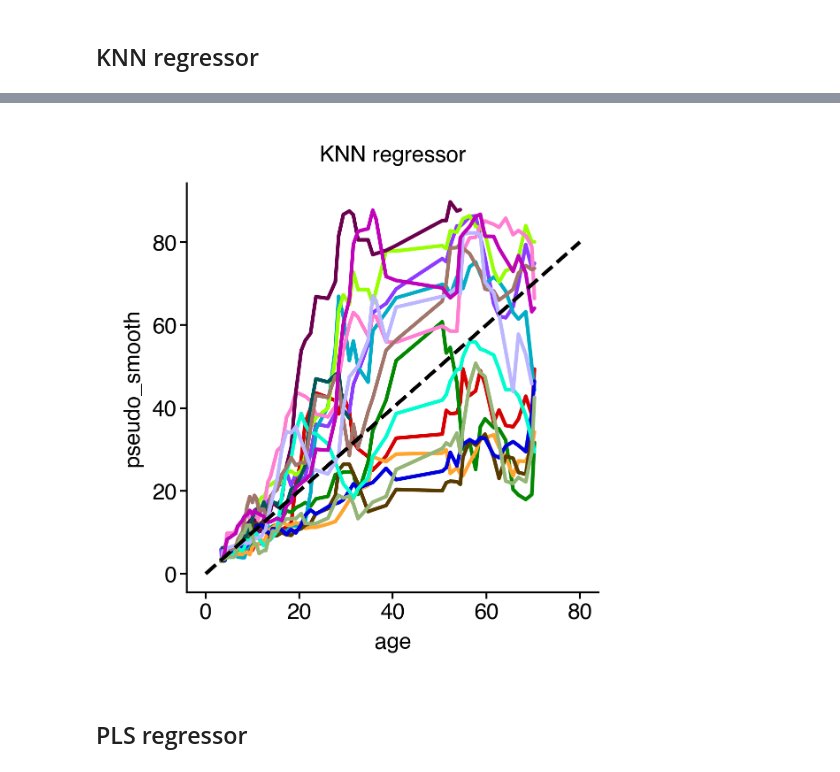
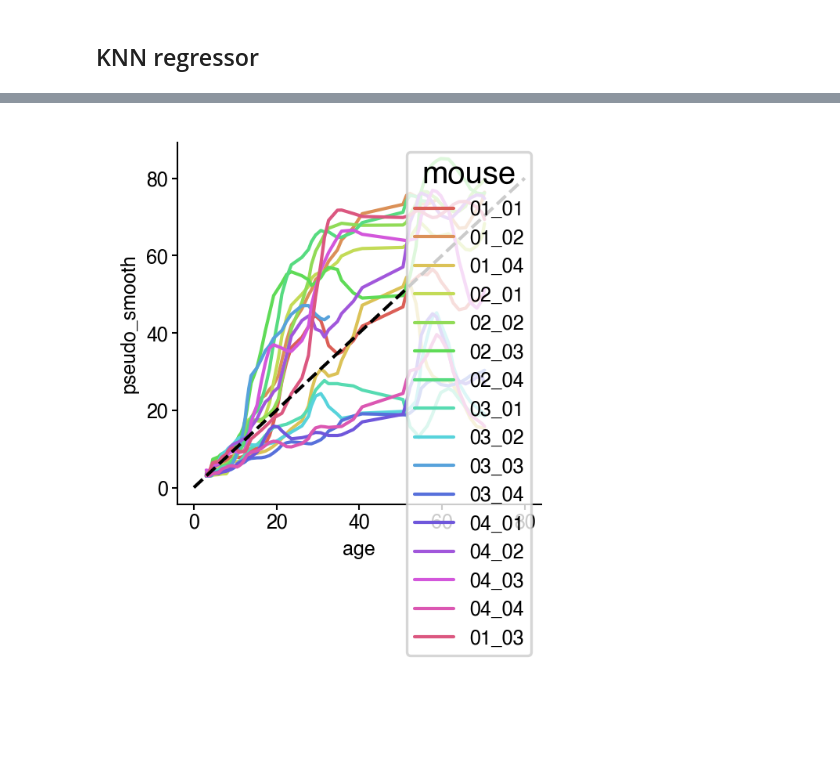
Before and after one commit to dattalab/ontogeny-of-behavior, a Jupyter notebook: notebooks/exploration/win/pseudotime/2023-10-05-project-ontogeny-pseudo-on-longtogeny-fordana.ipynb, the cells around one changed output, grey strips where cells are left out. Saved outputs shown, nothing was run; the diff lists cells and outputs as text; code cells hidden in the pictures; blank space fills up the shorter version.

```diff
--- a/notebooks/exploration/win/pseudotime/2023-10-05-project-ontogeny-pseudo-on-longtogeny-fordana.ipynb
+++ b/notebooks/exploration/win/pseudotime/2023-10-05-project-ontogeny-pseudo-on-longtogeny-fordana.ipynb
@@ -20,7 +21,7 @@ format_plots()
 version = 7
 folder = Path(f'/n/groups/datta/win/longtogeny/data/ontogeny/version_{version:02d}')
 # %%
-df = pd.read_parquet(folder / "longtogeny_males_clean_v1.parquet")
+df = pd.read_parquet(folder / "longtogeny_males_clean_v2.parquet")
 # %%
 df.head()
 # %% [output]
@@ -41,6 +42,6 @@ plt.colorbar()
 # %%
 # import ontogeny to get pseudotime
-ont_df = pd.read_parquet(folder / "ontogeny_males_clean_pseudotime_resampled_v02.parquet")
+ont_df = pd.read_parquet(folder / "ontogeny_males_clean_pseudotime_v02.parquet")
 # %%
 count_map = ont_df.groupby('age')['0'].count()
 count_map
@@ -115,7 +74,7 @@ plt.plot(range(1, 15), out)
 # %% [markdown]
 ## KNN regressor
 # %%
-pipeline = make_pipeline(RobustScaler(), KNeighborsRegressor(n_neighbors=6, metric='cosine'))
+pipeline = make_pipeline(KNeighborsRegressor(n_neighbors=4, metric=jensenshannon))
 pipeline = pipeline.fit(ont_sort.iloc[:, :-3], y=ont_sort["pseudo_age"])
 # %%
 psd = pipeline.predict(df.reindex(columns=list(map(int, ont_sort.columns[:-3]))).fillna(0))
@@ -133,18 +92,18 @@ psd_df.head()
 # %%
-avgs = psd_df.groupby(['mouse', 'cage'])['pseudoage'].transform(lambda v: v.rolling(5, center=True).mean())
+avgs = psd_df.groupby(['mouse', 'cage'])['pseudoage'].transform(lambda v: v.rolling(7, center=True, min_periods=1, win_type='gaussian').mean(std=1))
 psd_df['pseudo_smooth'] = avgs
 # %%
 fig = figure(2, 2)
 ax = sns.lineplot(
     data=psd_df.query("age < 90"),
     x="age",
     y="pseudo_smooth",
     hue="mouse",
-    palette=cc.glasbey[:16],
-    legend=False,
+    #palette=cc.glasbey[:16],
+    palette='hls',
+    legend=True,
 )
 ax.plot([0, 80], [0, 80], color="k", ls="--")
-ax.set(title='KNN regressor')
 sns.despine()
 # %% [output]
-[figure, old version]
+[figure, new version]
@@ -155,2 +118,0 @@ df.to_parquet(folder / "longtogeny_males_clean_pseudotime_v1.parquet")
-# %% [markdown]
-## PLS regressor
```
Also changed, not shown: parts of 17 cells of this notebook, 21 other files.
